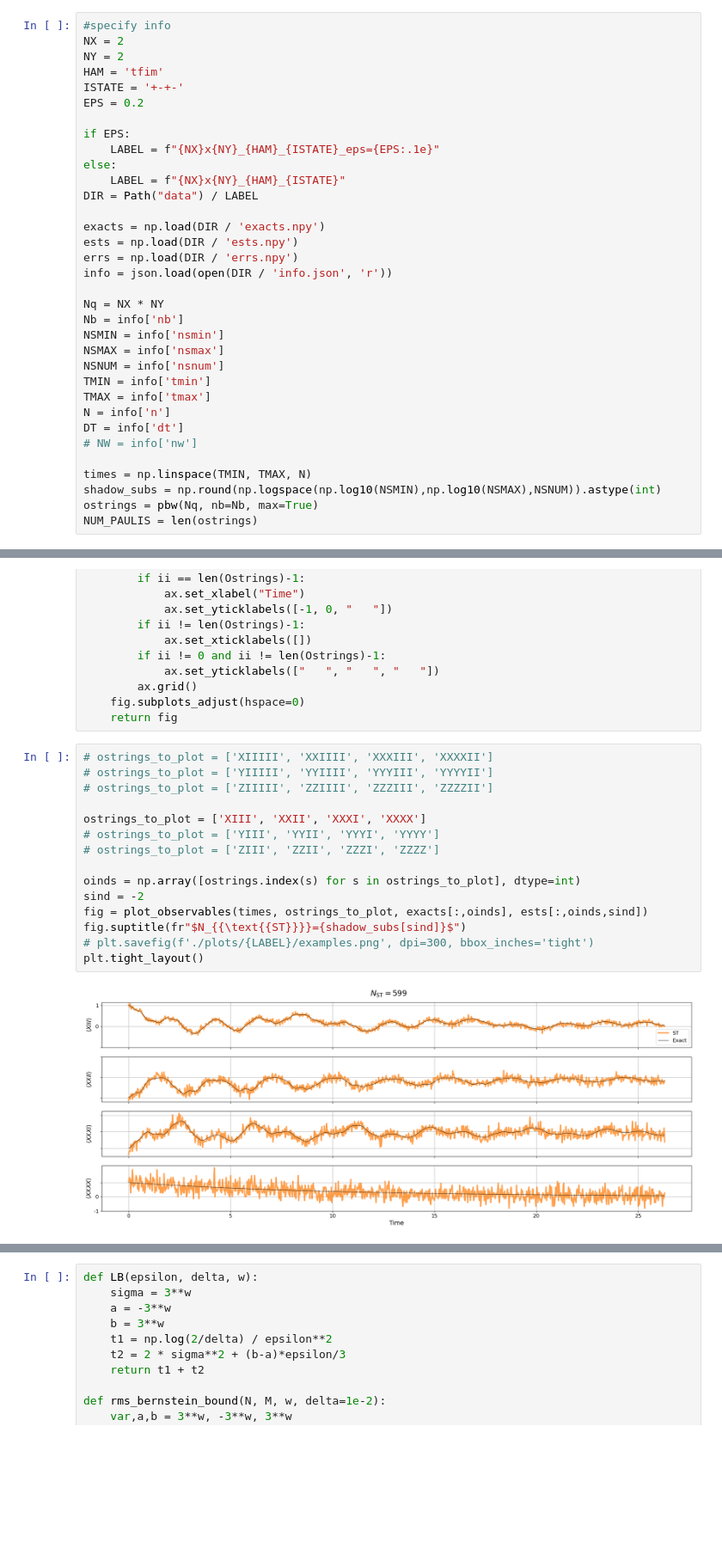
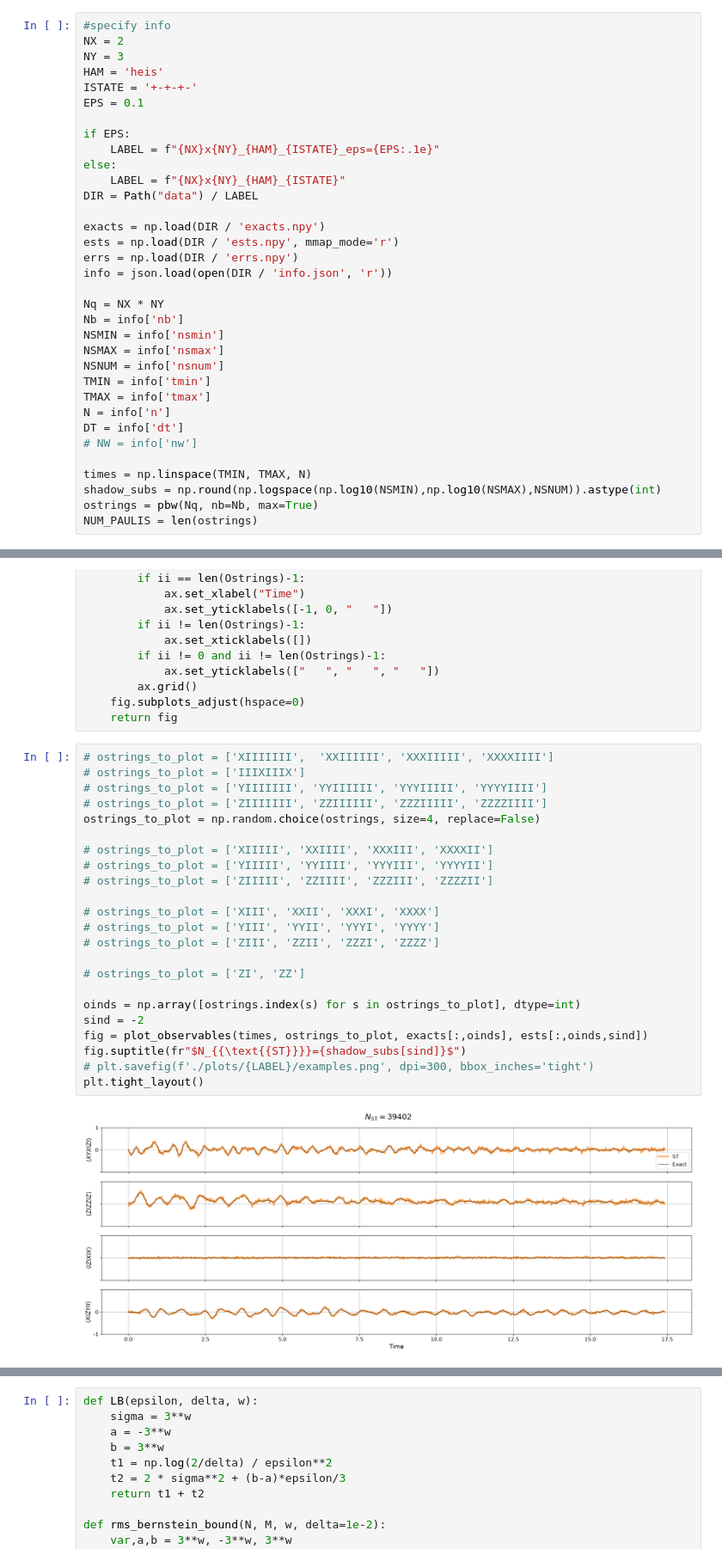
Before and after one commit to USCqserver/CSST, a Jupyter notebook: DATA_ANALYSIS.ipynb, the cells around one changed output, grey strips where cells are left out. Shown at 86% size. Saved outputs shown, nothing was run; the diff lists cells and outputs as text; blank space fills up the shorter version.

```diff
--- a/DATA_ANALYSIS.ipynb
+++ b/DATA_ANALYSIS.ipynb
@@ -90,10 +97,10 @@ def find_run_id(run_dir: Path, target_params):
 # %%
 #specify info
 NX = 2
-NY = 2
-HAM = 'tfim'
-ISTATE = '+-+-'
-EPS = 0.2
+NY = 3
+HAM = 'heis'
+ISTATE = '+-+-+-'
+EPS = 0.1
 
 if EPS:
     LABEL = f"{NX}x{NY}_{HAM}_{ISTATE}_eps={EPS:.1e}"
@@ -102,7 +109,7 @@ else:
 DIR = Path("data") / LABEL
 
 exacts = np.load(DIR / 'exacts.npy')
-ests = np.load(DIR / 'ests.npy')
+ests = np.load(DIR / 'ests.npy', mmap_mode='r')
 errs = np.load(DIR / 'errs.npy')
 info = json.load(open(DIR / 'info.json', 'r'))
 
@@ -201,20 +211,28 @@ def plot_observables(times, Ostrings, exacts, ests, cs_ests=None):
     fig.subplots_adjust(hspace=0)
     return fig
 # %%
+# ostrings_to_plot = ['XIIIIIII',  'XXIIIIII', 'XXXIIIII', 'XXXXIIII']
+# ostrings_to_plot = ['IIIXIIIX']
+# ostrings_to_plot = ['YIIIIIII', 'YYIIIIII', 'YYYIIIII', 'YYYYIIII']
+# ostrings_to_plot = ['ZIIIIIII', 'ZZIIIIII', 'ZZZIIIII', 'ZZZZIIII']
+ostrings_to_plot = np.random.choice(ostrings, size=4, replace=False)
+
 # ostrings_to_plot = ['XIIIII', 'XXIIII', 'XXXIII', 'XXXXII']
 # ostrings_to_plot = ['YIIIII', 'YYIIII', 'YYYIII', 'YYYYII']
 # ostrings_to_plot = ['ZIIIII', 'ZZIIII', 'ZZZIII', 'ZZZZII']
 
-ostrings_to_plot = ['XIII', 'XXII', 'XXXI', 'XXXX']
+# ostrings_to_plot = ['XIII', 'XXII', 'XXXI', 'XXXX']
 # ostrings_to_plot = ['YIII', 'YYII', 'YYYI', 'YYYY']
 # ostrings_to_plot = ['ZIII', 'ZZII', 'ZZZI', 'ZZZZ']
+
+# ostrings_to_plot = ['ZI', 'ZZ']
 
 oinds = np.array([ostrings.index(s) for s in ostrings_to_plot], dtype=int)
 sind = -2
 fig = plot_observables(times, ostrings_to_plot, exacts[:,oinds], ests[:,oinds,sind])
 fig.suptitle(fr"$N_{{\text{{ST}}}}={shadow_subs[sind]}$")
 # plt.savefig(f'./plots/{LABEL}/examples.png', dpi=300, bbox_inches='tight')
 plt.tight_layout()
 # %% [output]
-[figure, old version]
+[figure, new version]
 # %%
```
Also changed, not shown: parts of 27 cells of this notebook, 6 other files.
